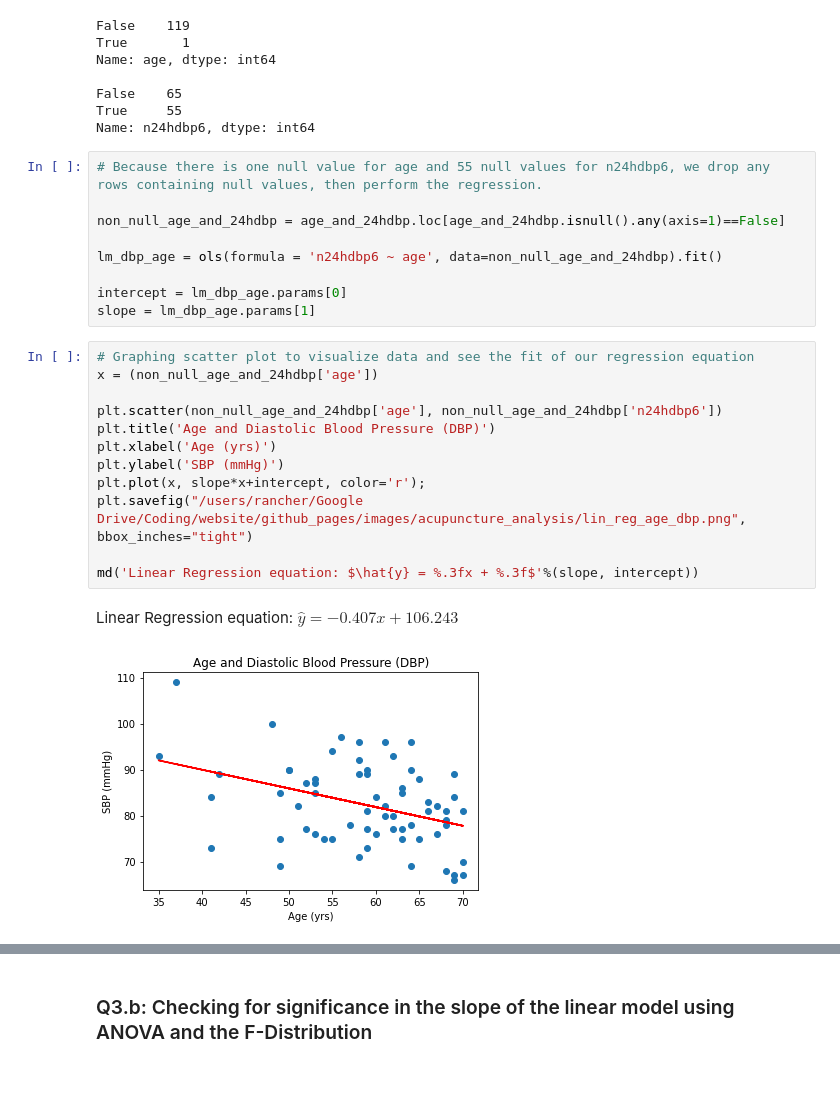
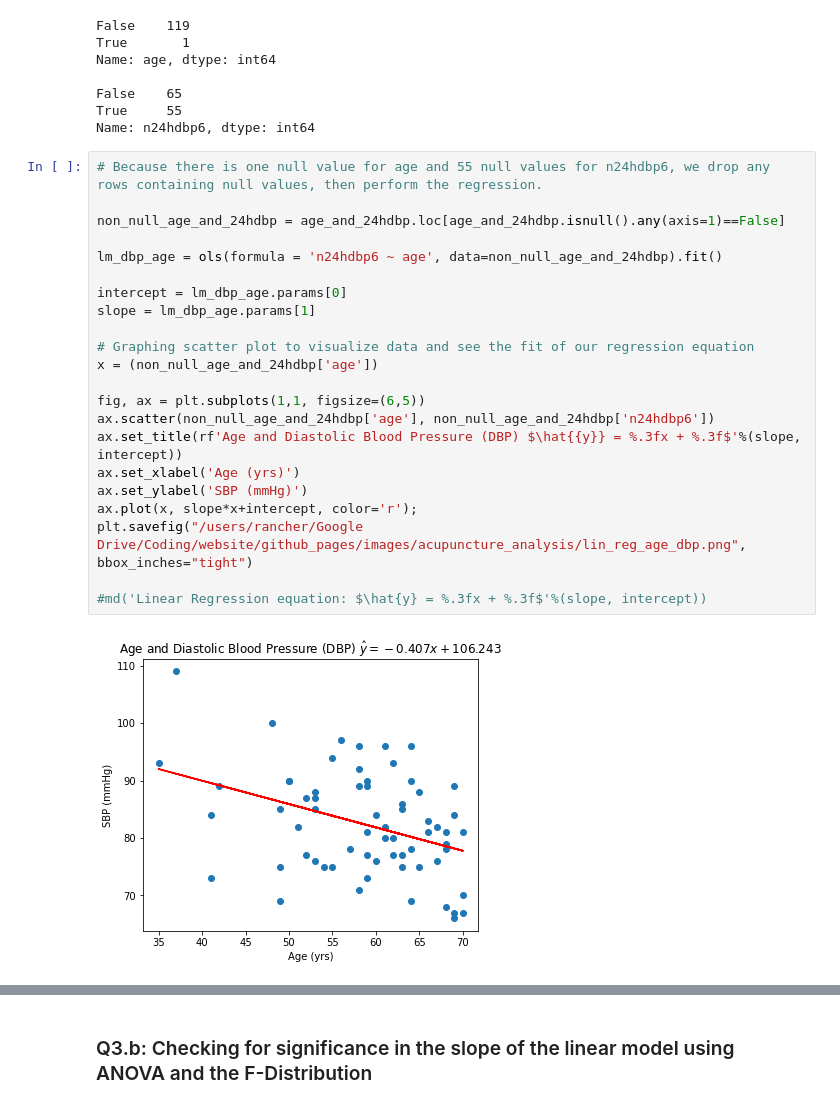
Before and after one commit to papir805/acupuncture_scholarly_analysis, a Jupyter notebook: scholarly_analysis_github.ipynb, the cells around one changed output, grey strips where cells are left out. Drawn from its saved outputs; the diff is of its cells as text; blank space fills up the shorter version.

Commit message:
Updated graphs

```diff
--- a/scholarly_analysis_github.ipynb
+++ b/scholarly_analysis_github.ipynb
@@ -318,29 +487,29 @@ Name: age, dtype: int64
 False    65
 True     55
 Name: n24hdbp6, dtype: int64
-# %%
-# Because there is one null value for age and 55 null values for n24hdbp6, we drop any rows containing null values, then perform the regression.
-
-non_null_age_and_24hdbp = age_and_24hdbp.loc[age_and_24hdbp.isnull().any(axis=1)==False]
-
-lm_dbp_age = ols(formula = 'n24hdbp6 ~ age', data=non_null_age_and_24hdbp).fit()
-
-intercept = lm_dbp_age.params[0]
-slope = lm_dbp_age.params[1]
 # %%
+# Because there is one null value for age and 55 null values for n24hdbp6, we drop any rows containing null values, then perform the regression.
+
+non_null_age_and_24hdbp = age_and_24hdbp.loc[age_and_24hdbp.isnull().any(axis=1)==False]
+
+lm_dbp_age = ols(formula = 'n24hdbp6 ~ age', data=non_null_age_and_24hdbp).fit()
+
+intercept = lm_dbp_age.params[0]
+slope = lm_dbp_age.params[1]
+
 # Graphing scatter plot to visualize data and see the fit of our regression equation
 x = (non_null_age_and_24hdbp['age'])
 
-plt.scatter(non_null_age_and_24hdbp['age'], non_null_age_and_24hdbp['n24hdbp6'])
-plt.title('Age and Diastolic Blood Pressure (DBP)')
-plt.xlabel('Age (yrs)')
-plt.ylabel('SBP (mmHg)')
-plt.plot(x, slope*x+intercept, color='r');
+fig, ax = plt.subplots(1,1, figsize=(6,5))
+ax.scatter(non_null_age_and_24hdbp['age'], non_null_age_and_24hdbp['n24hdbp6'])
+ax.set_title(rf'Age and Diastolic Blood Pressure (DBP) $\hat{{y}} = %.3fx + %.3f$'%(slope, intercept))
+ax.set_xlabel('Age (yrs)')
+ax.set_ylabel('SBP (mmHg)')
+ax.plot(x, slope*x+intercept, color='r');
 plt.savefig("/users/rancher/Google Drive/Coding/website/github_pages/images/acupuncture_analysis/lin_reg_age_dbp.png", bbox_inches="tight")
 
-md('Linear Regression equation: $\hat{y} = %.3fx + %.3f$'%(slope, intercept))
+#md('Linear Regression equation: $\hat{y} = %.3fx + %.3f$'%(slope, intercept))
 # %% [output]
-Linear Regression equation: $\hat{y} = -0.407x + 106.243$
-[figure, old version]
+[figure, new version]
 # %%
 alpha = 0.025
```
Also changed, not shown: parts of 19 cells of this notebook.
